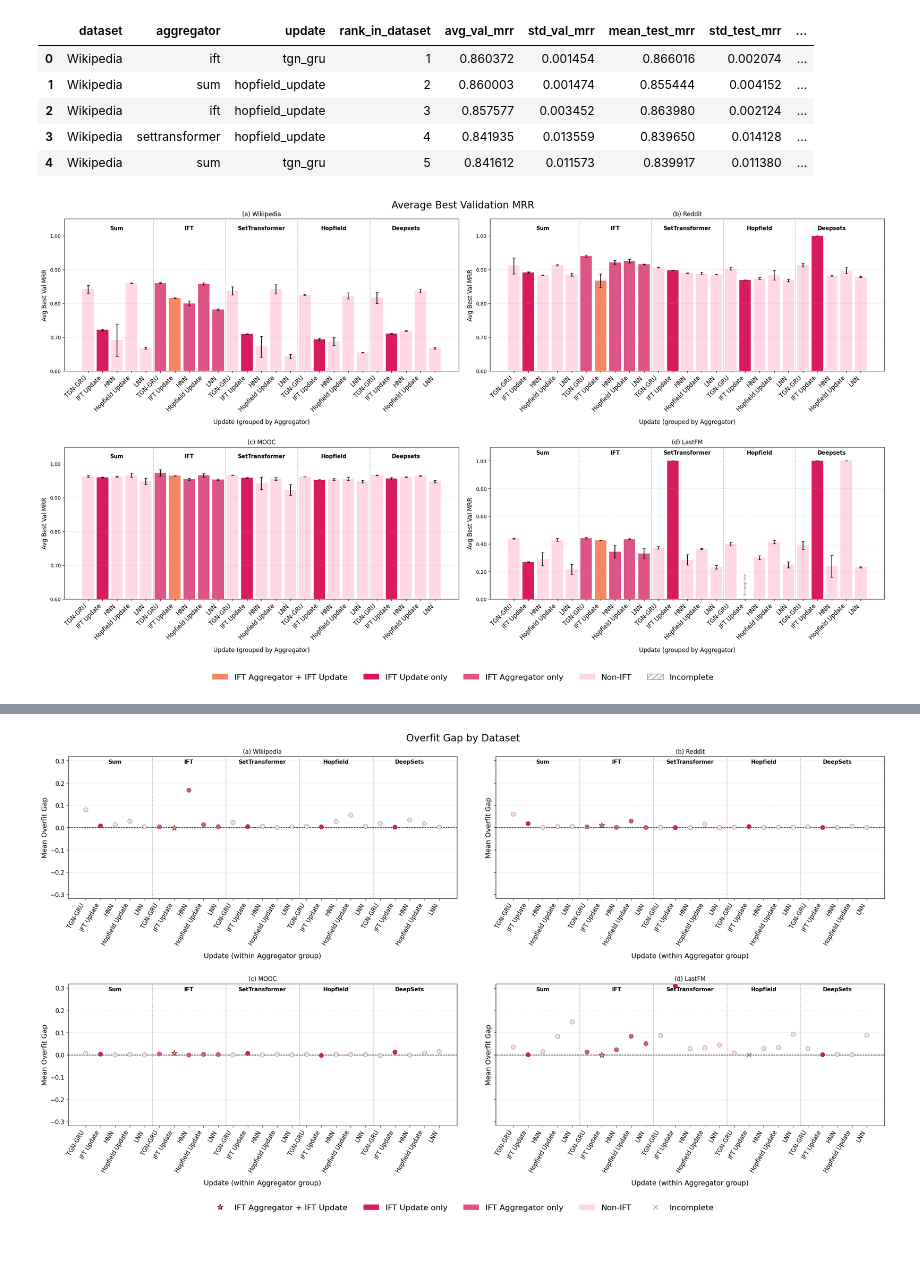
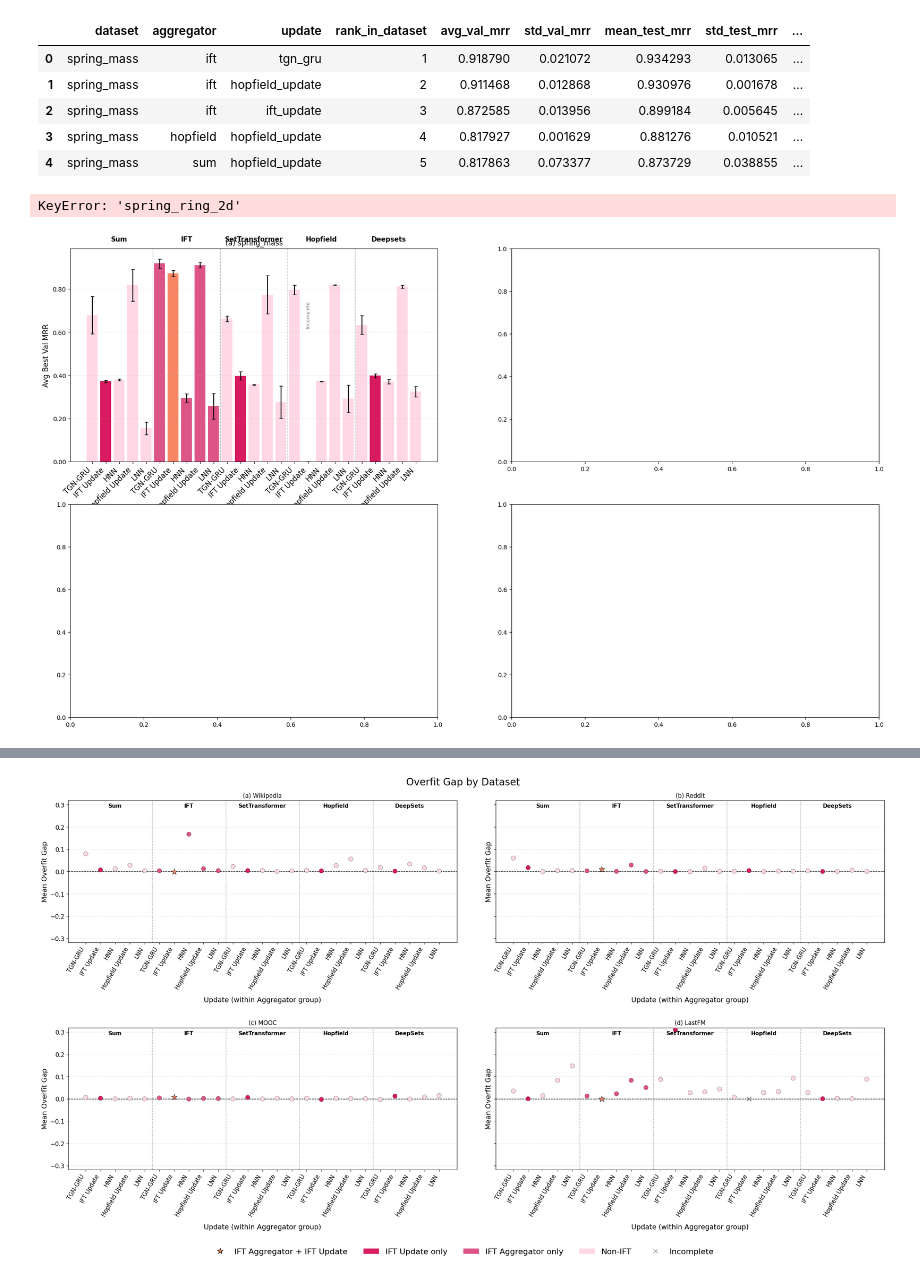
Before and after one commit to tweninger/fnn, a Jupyter notebook: interactiondynamics/analysis/analysis.ipynb, the cells around one changed output, grey strips where cells are left out. Saved outputs shown, nothing was run; the diff lists cells and outputs as text; code cells hidden in the pictures; blank space fills up the shorter version.

```diff
--- a/interactiondynamics/analysis/analysis.ipynb
+++ b/interactiondynamics/analysis/analysis.ipynb
@@ -7,7 +7,7 @@ import numpy as np
 import pandas as pd
 
 # RESULTS_PATH = Path("/home/akapociu/ift/interactiondynamics/results/ds_sweep_results_6ep_3seed.jsonl")
-SUMMARY_PATH = Path("/home/akapociu/ift/interactiondynamics/results/ds_sweep_summary_6ep_3seed.jsonl")
+SUMMARY_PATH = Path("/home/akapociu/ift/interactiondynamics/results/physics_sweep_summary.jsonl")
 
 EXPECTED_SEEDS = 3
 # %%
@@ -400,7 +334,14 @@ for ds, full_table in rank_all_by_dataset.items():
         ].copy(),
     }
 
-for ds in ["Wikipedia", "Reddit", "MOOC", "LastFM"]:
+for ds in [
+    "spring_mass",
+    "spring_ring",
+    "wave",
+    "nbody",
+    "stachyose",
+    "threebody",
+    ]:
     print(f"\n===== {ds}: IFT aggregator only =====")
     display(ift_tables_by_dataset[ds]["ift_aggregator_only"])
 
@@ -550,7 +489,14 @@ import matplotlib.pyplot as plt
 PLOTS_DIR = Path("/home/akapociu/ift/interactiondynamics/plots")
 PLOTS_DIR.mkdir(parents=True, exist_ok=True)
 
-DATASET_ORDER = ["Wikipedia", "Reddit", "MOOC", "LastFM"]
+DATASET_ORDER = [
+    "spring_mass",
+    "spring_ring",
+    "wave",
+    "nbody",
+    "stachyose",
+    "threebody",
+]
 
 plot_df = pd.concat(
     [rank_all_by_dataset[ds].copy() for ds in DATASET_ORDER],
@@ -569,11 +515,11 @@ if "wall_sec_std" not in plot_df.columns and "walltime_std_sec" in plot_df.colum
 plot_df.head()
 # %% [output]
 |  | dataset | aggregator | update | rank_in_dataset | avg_val_mrr | std_val_mrr | mean_test_mrr | std_test_mrr | ... |
-| 0 | Wikipedia | ift | tgn_gru | 1 | 0.860372 | 0.001454 | 0.866016 | 0.002074 | ... |
-| 1 | Wikipedia | sum | hopfield_update | 2 | 0.860003 | 0.001474 | 0.855444 | 0.004152 | ... |
-| 2 | Wikipedia | ift | hopfield_update | 3 | 0.857577 | 0.003452 | 0.863980 | 0.002124 | ... |
-| 3 | Wikipedia | settransformer | hopfield_update | 4 | 0.841935 | 0.013559 | 0.839650 | 0.014128 | ... |
-| 4 | Wikipedia | sum | tgn_gru | 5 | 0.841612 | 0.011573 | 0.839917 | 0.011380 | ... |
+| 0 | spring_mass | ift | tgn_gru | 1 | 0.918790 | 0.021072 | 0.934293 | 0.013065 | ... |
+| 1 | spring_mass | ift | hopfield_update | 2 | 0.911468 | 0.012868 | 0.930976 | 0.001678 | ... |
+| 2 | spring_mass | ift | ift_update | 3 | 0.872585 | 0.013956 | 0.899184 | 0.005645 | ... |
+| 3 | spring_mass | hopfield | hopfield_update | 4 | 0.817927 | 0.001629 | 0.881276 | 0.010521 | ... |
+| 4 | spring_mass | sum | hopfield_update | 5 | 0.817863 | 0.073377 | 0.873729 | 0.038855 | ... |
 # %%
 from matplotlib.patches import Patch
 from matplotlib.ticker import FormatStrFormatter
@@ -584,14 +530,15 @@ axes = axes.flatten()
 AGG_ORDER = ["sum", "ift", "settransformer", "hopfield", "deepsets"]
 UPD_ORDER = ["tgn_gru", "ift_update", "hnn", "hopfield_update", "lnn"]
 
-def pretty_name(agg, upd):
-    agg_map = {
-        "sum": "Sum",
-        "deepsets": "DeepSets",
-        "settransformer": "SetTransformer",
-        "hopfield": "Hopfield",
-        "ift": "IFT",
-    }
+def pretty_upd(u):
+    return {
+        "tgn_gru": "TGN-GRU",
+        "lnn": "LNN",
+        "hnn": "HNN",
+        "hopfield_update": "Hopfield Update",
+        "ift_update": "IFT Update",
+    }.get(u, u)
+
     upd_map = {
         "tgn_gru": "TGN-GRU",
         "lnn": "LNN",
@@ -641,7 +588,7 @@ for ax, ds, panel_label in zip(axes, DATASET_ORDER, labels_abcd):
 
             # mark incomplete above baseline
             ax.text(
-                i, 0.62 if ds in ["Wikipedia", "Reddit", "MOOC"] else 0.03,
+                i, 0.62 if ds in ["spring_mass", "spring_ring_2d", "wave", "charged_particles_binned", "md22_binned","three_body_binned"] else 0.03,
                 "Incomplete",
                 rotation=90,
                 ha="center",
@@ -669,7 +616,7 @@ for ax, ds, panel_label in zip(axes, DATASET_ORDER, labels_abcd):
     for xc, gname in zip(group_centers, group_names):
         ax.text(
             xc,
-            1.015 if ds in ["Wikipedia", "Reddit", "MOOC"] else 1.04,
+            1.015 if ds in ["spring_mass", "spring_ring", "wave", "nbody", "threebody", "naphthalene",] else 1.04,
             gname,
             ha="center",
             va="bottom",
@@ -688,34 +635,36 @@ for ax, ds, panel_label in zip(axes, DATASET_ORDER, labels_abcd):
     if ds in ["Wikipedia", "Reddit", "MOOC"]:
         ax.set_ylim(0.6, 1.05)
     elif ds == "LastFM":
         ax.set_ylim(0.0, 1.1)
 
 legend_elements = [
     Patch(facecolor="#f88664", label="IFT Aggregator + IFT Update"),
     Patch(facecolor="#d81b60", label="IFT Update only"),
     Patch(facecolor="#dd5486", label="IFT Aggregator only"),
     Patch(facecolor="#ffd7e5", label="Non-IFT"),
     Patch(facecolor="#f2f2f2", edgecolor="gray", hatch="//", label="Incomplete"),
 ]
 
 fig.legend(
     handles=legend_elements,
     loc="lower center",
     ncol=5,
     frameon=False,
     fontsize=16
 )
 
 fig.suptitle("Average Best Validation MRR", fontsize=20)
 fig.tight_layout(rect=[0, 0.06, 1, 1])
 fig.subplots_adjust(
     hspace=0.5,   # vertical spacing between rows
     wspace=0.08    # horizontal spacing between columns
 )
+fig, axes = plt.subplots(2, 2, figsize=(24, 18), sharey=False)
 fig.savefig(PLOTS_DIR / "grouped_by_aggregator_bar_with_incomplete.png", dpi=300, bbox_inches="tight")
 plt.show()
 # %% [output]
+KeyError: 'spring_ring_2d'
-[figure, old version]
+[figure, new version]
 # %%
 from matplotlib.colors import LinearSegmentedColormap
 
```
Also changed, not shown: parts of 12 cells of this notebook.
